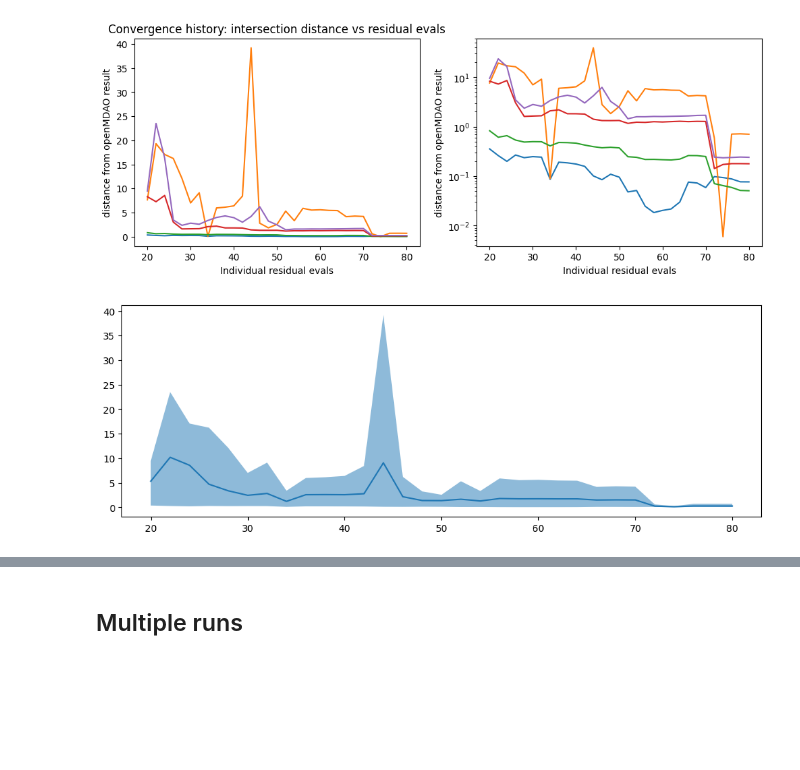
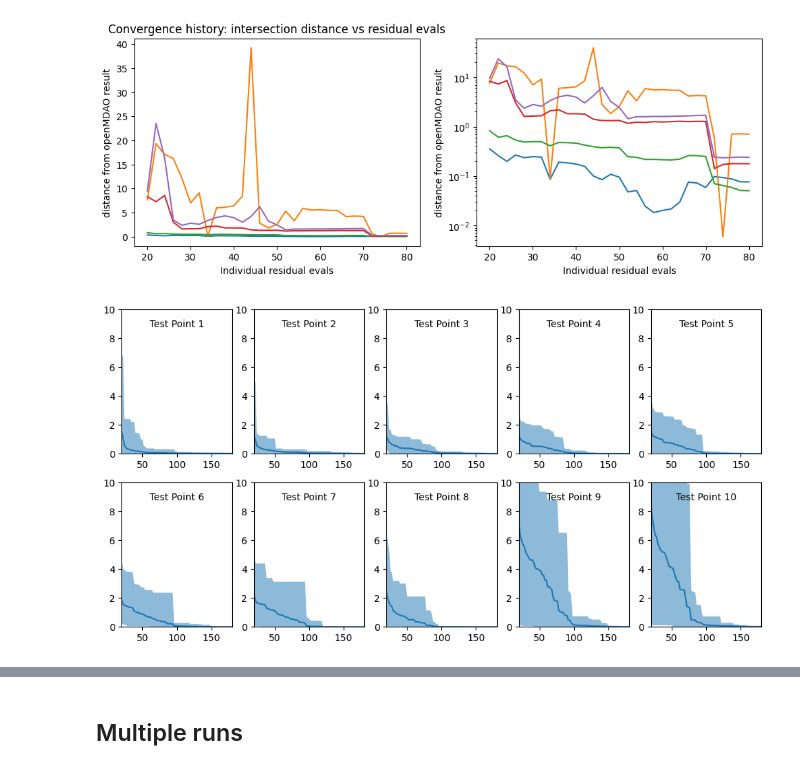
Before and after one commit to csdlpsu/remdo, a Jupyter notebook: active_learning_example.ipynb, the cells around one changed output, grey strips where cells are left out. Cells and saved outputs as stored; diff of their text form; code cells hidden in the pictures; blank space fills up the shorter version.

```diff
--- a/active_learning_example.ipynb
+++ b/active_learning_example.ipynb
@@ -49,7 +72,7 @@ done
 import torch
 import matplotlib.pyplot as plt
 
-history = torch.load(filename)
+history = torch.load("hist_rep_2.pt")
 num_evals = history["num_evals"]
 dist_history = history["dist_history"]
 
@@ -268,16 +371,58 @@ Text(0, 0.5, 'distance from openMDAO result')
 [figure]
 # %%
 import torch
+import numpy as np
 import matplotlib.pyplot as plt
 
-history = torch.load(filename)
-num_evals = history["num_evals"]
-dist_history = history["dist_history"]
+num_points = 10
+num_runs = 20
 
-fig = plt.figure(figsize=(12,4))
-plt.plot(num_evals, dist_history.mean(1))
-plt.fill_between(num_evals, dist_history.max(1).values, dist_history.min(1).values,
-                 alpha=0.5)
-plt.show();
+# Collate results for all points.
+for i in range(0,20):
+    filename = "aero_hist_rep_" + str(i+1) + ".pt"
+    history = torch.load(filename)
+    # num_evals = history["num_evals"]
+    dist_history = history["dist_history"]
+    dist_history = np.minimum.accumulate(dist_history)
+    # print(dist_history[:,9])
+    if i==0:
+        # Initialize history
+        # Assume number of evals is the same for all
+        num_evals = history["num_evals"]
+        dist_history_all = dist_history
+    else:
+        # Stack all runs into one 3D tensor.
+        # Row = iteration count
+        # Column = test point index
+        # Depth = training run index
+        dist_history_all = torch.dstack((dist_history_all,
+                                         dist_history))
+
+# print(dist_history_all.shape)
+
+# Plot for each point.
+fig = plt.figure(figsize=(12,6))
+
+for i in range(0,num_points):
+    ax = fig.add_subplot(2,5,i+1)
+    dist_history = dist_history_all[:,i,:] # Get slice corresponding to point
+
+    # fig = plt.figure(figsize=(12,4))
+    ax.plot(num_evals, dist_history.mean(1))
+    # print(dist_history.max(1).values)
+    # ax.plot(num_evals, dist_history.max(1).values)
+    ax.fill_between(num_evals, dist_history.max(1).values, dist_history.min(1).values,
+                     alpha=0.5)
+    ax.set_xlim((20,max(num_evals)))
+    ax.set_ylim((0,10))
+    ax.text(0.5, 0.88,
+            'Test Point ' + str(i+1),
+            horizontalalignment='center',
+            transform=ax.transAxes)
+
+# plt.tight_layout()
+
+# plt.show();
+plt.savefig("aerostrux_convergence_mean.png");
 # %% [output]
-[figure, old version]
+[figure, new version]
```
Also changed, not shown: parts of 11 cells of this notebook, 2 other files.
